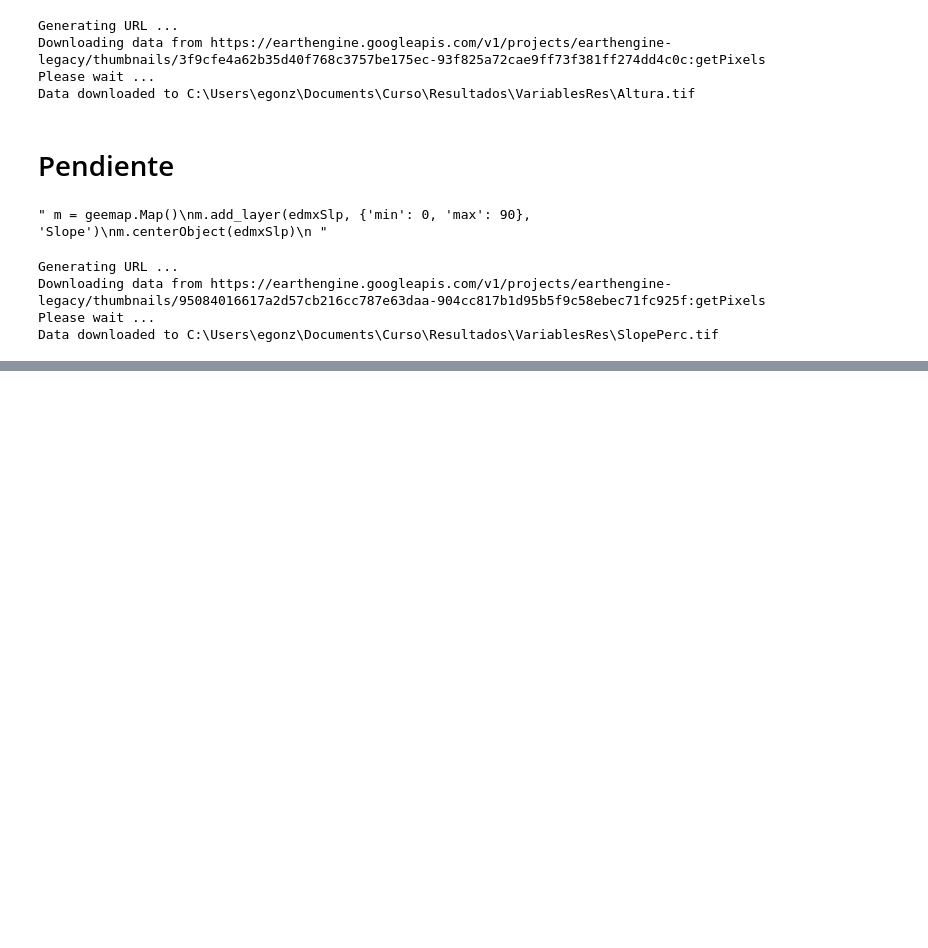
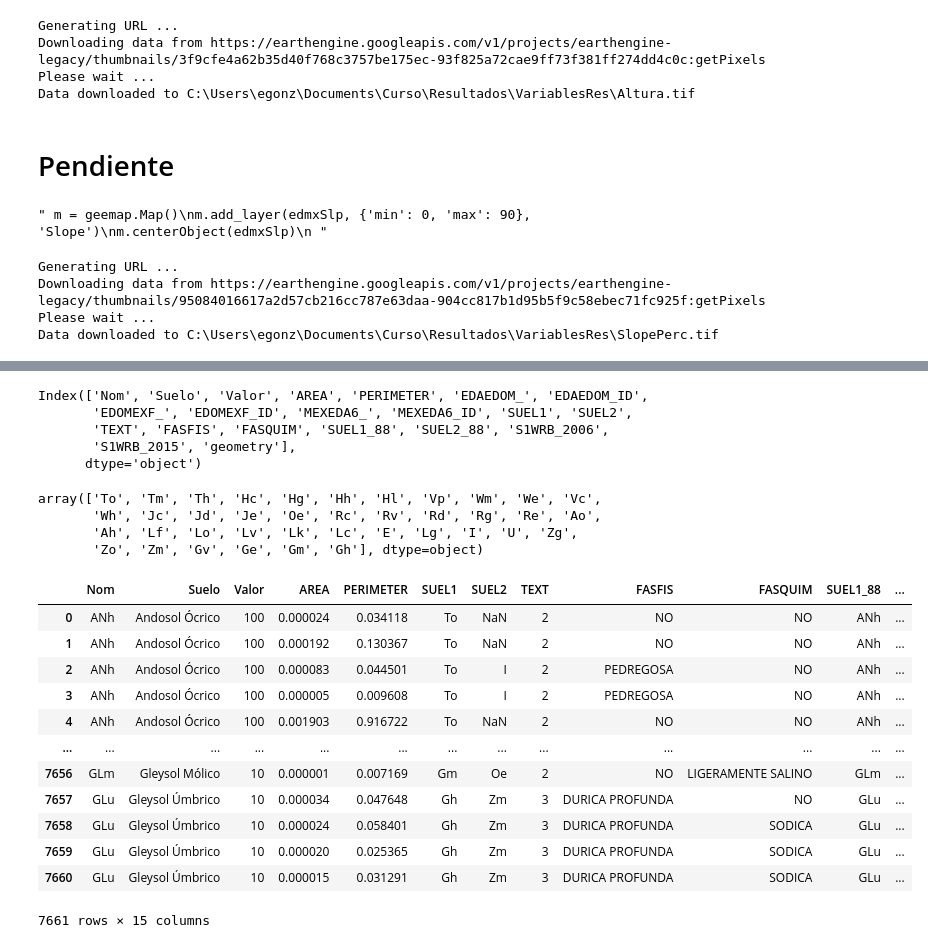
Before and after one commit to EGLl-99/Emc4Corn, a Jupyter notebook: Variables.ipynb, the cells around one changed output, grey strips where cells are left out. Drawn from its saved outputs; the diff is of its cells as text; code cells hidden in the pictures; blank space fills up the shorter version.

```diff
--- a/Variables.ipynb
+++ b/Variables.ipynb
@@ -256,0 +409,3 @@ edaf= gpd.read_file(rut)
+# %%
+# Realizar el merge
+resultado = pd.merge(filtroSuelos, edaf, left_on='Nom', right_on='SUEL1_88', how='inner')
@@ -256,0 +428,33 @@ edaf= gpd.read_file(rut)
+# %%
+resultado.keys()
+# %% [output]
+Index(['Nom', 'Suelo', 'Valor', 'AREA', 'PERIMETER', 'EDAEDOM_', 'EDAEDOM_ID',
+       'EDOMEXF_', 'EDOMEXF_ID', 'MEXEDA6_', 'MEXEDA6_ID', 'SUEL1', 'SUEL2',
+       'TEXT', 'FASFIS', 'FASQUIM', 'SUEL1_88', 'SUEL2_88', 'S1WRB_2006',
+       'S1WRB_2015', 'geometry'],
+      dtype='object')
+# %%
+resultado.SUEL1.unique()
+# %% [output]
+array(['To', 'Tm', 'Th', 'Hc', 'Hg', 'Hh', 'Hl', 'Vp', 'Wm', 'We', 'Vc',
+       'Wh', 'Jc', 'Jd', 'Je', 'Oe', 'Rc', 'Rv', 'Rd', 'Rg', 'Re', 'Ao',
+       'Ah', 'Lf', 'Lo', 'Lv', 'Lk', 'Lc', 'E', 'Lg', 'I', 'U', 'Zg',
+       'Zo', 'Zm', 'Gv', 'Ge', 'Gm', 'Gh'], dtype=object)
+# %%
+res= resultado[['Nom','Suelo','Valor','AREA','PERIMETER','SUEL1','SUEL2','TEXT','FASFIS','FASQUIM','SUEL1_88','SUEL2_88','S1WRB_2006','S1WRB_2015','geometry']]
+# %%
+res
+# %% [output]
+|  | Nom | Suelo | Valor | AREA | PERIMETER | SUEL1 | SUEL2 | TEXT | FASFIS | FASQUIM | SUEL1_88 | ... |
+| 0 | ANh | Andosol Ócrico | 100 | 0.000024 | 0.034118 | To | NaN | 2 | NO | NO | ANh | ... |
+| 1 | ANh | Andosol Ócrico | 100 | 0.000192 | 0.130367 | To | NaN | 2 | NO | NO | ANh | ... |
+| 2 | ANh | Andosol Ócrico | 100 | 0.000083 | 0.044501 | To | I | 2 | PEDREGOSA | NO | ANh | ... |
+| 3 | ANh | Andosol Ócrico | 100 | 0.000005 | 0.009608 | To | I | 2 | PEDREGOSA | NO | ANh | ... |
+| 4 | ANh | Andosol Ócrico | 100 | 0.001903 | 0.916722 | To | NaN | 2 | NO | NO | ANh | ... |
+| ... | ... | ... | ... | ... | ... | ... | ... | ... | ... | ... | ... | ... |
+| 7656 | GLm | Gleysol Mólico | 10 | 0.000001 | 0.007169 | Gm | Oe | 2 | NO | LIGERAMENTE SALINO | GLm | ... |
+| 7657 | GLu | Gleysol Úmbrico | 10 | 0.000034 | 0.047648 | Gh | Zm | 3 | DURICA PROFUNDA | NO | GLu | ... |
+| 7658 | GLu | Gleysol Úmbrico | 10 | 0.000024 | 0.058401 | Gh | Zm | 3 | DURICA PROFUNDA | SODICA | GLu | ... |
+| 7659 | GLu | Gleysol Úmbrico | 10 | 0.000020 | 0.025365 | Gh | Zm | 3 | DURICA PROFUNDA | SODICA | GLu | ... |
+| 7660 | GLu | Gleysol Úmbrico | 10 | 0.000015 | 0.031291 | Gh | Zm | 3 | DURICA PROFUNDA | SODICA | GLu | ... |
+7661 rows × 15 columns
```
Also changed, not shown: parts of 7 cells of this notebook.
